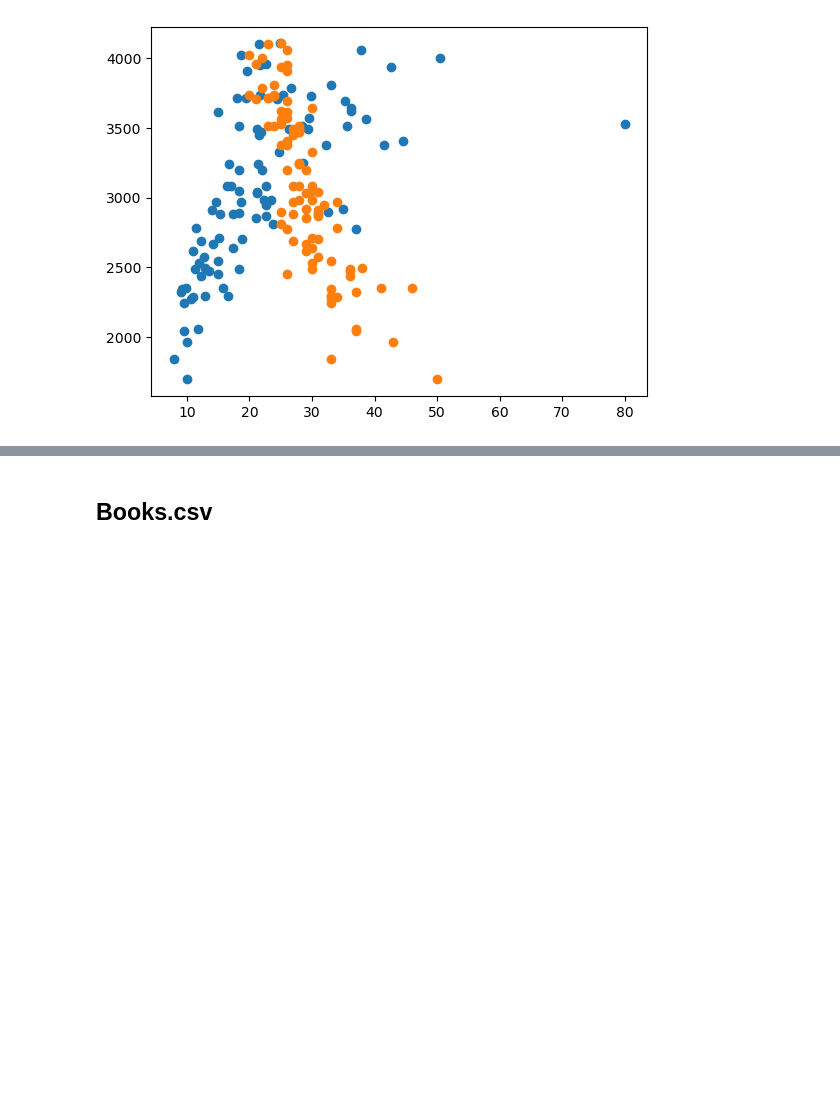
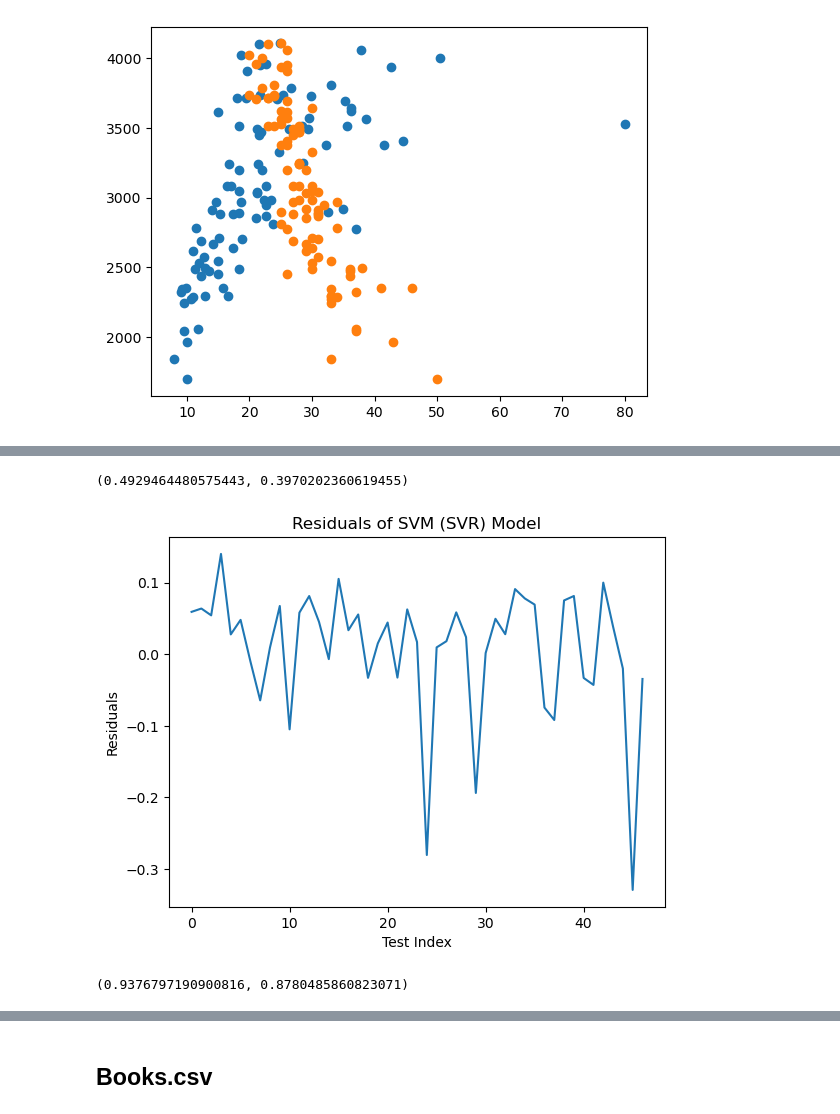
Before and after one commit to DanielnRose/svm, a Jupyter notebook: svm.ipynb, the cells around one changed output, grey strips where cells are left out. Cells and saved outputs as stored; diff of their text form; code cells hidden in the pictures; blank space fills up the shorter version.

```diff
--- a/svm.ipynb
+++ b/svm.ipynb
@@ -76,3 +79,8 @@ plt.scatter(zp, y)
 # %% [output]
 <matplotlib.collections.PathCollection at 0x...>
 [figure]
+# %%
+pd.set_option('display.max_columns', None)
+
+cars = pd.read_csv("Cars93.csv")
+cars.head()
@@ -78,0 +94,48 @@ plt.scatter(zp, y)
+# %%
+# drop columns that are not relevant or are missing data
+drop_columns = ['Manufacturer','Model', 'Make', 'Luggage.room', 'Rear.seat.room', 'Min.Price', 'Max.Price', 'Unnamed: 0']
+cars.drop(drop_columns, axis = 1, inplace = True)
+
+# fix the Cylinders column to be integer
+cars.replace('rotary', 4, inplace=True)
+cars.Cylinders = cars.Cylinders.astype('int64')
+
+# set up dummy variables for dataset
+dummies = ['Type', 'AirBags', 'DriveTrain', 'Man.trans.avail', 'Origin']
+cars_clean = pd.get_dummies(cars, columns = dummies)
+
+# scale the data so each column is [0, 1]
+for column in cars_clean.columns:
+    cars_clean[column] = cars_clean[column] / cars_clean[column].abs().max()
+# %%
+# set up X without target variable, make y only target
+X = cars_clean.drop("MPG.highway", axis = 1)
+y = cars_clean["MPG.highway"]
+
+# set seed for reproducibility, then create training and testing splits
+seed = 0
+X_train, X_test, y_train, y_test = train_test_split(X, y, test_size = 0.5, random_state = seed)
+# %%
+# build, fit, and score svm (SVR) model
+svr_model = svm.SVR(C = 1000)
+svr_model.fit(X_train, y_train)
+svr_model.score(X_train, y_train), svr_model.score(X_test, y_test)
+# %% [output]
+(0.4929464480575443, 0.3970202360619455)
+# %%
+# get and plot residuals
+y_hat = svr_model.predict(X_test)
+residuals = y_hat - y_test
+plt.plot(range(len(y_test)), residuals)
+plt.ylabel("Residuals")
+plt.xlabel("Test Index")
+plt.title("Residuals of SVM (SVR) Model");
+# %% [output]
+[figure, added]
+# %%
+# build, fit, and score svm (LinearSVR) model
+lsvr_model = svm.LinearSVR(C = 1000, random_state=seed)
+lsvr_model.fit(X_train, y_train)
+lsvr_model.score(X_train, y_train), lsvr_model.score(X_test, y_test)
+# %% [output]
+(0.9376797190900816, 0.8780485860823071)
```
Also changed, not shown: parts of 8 cells of this notebook.
